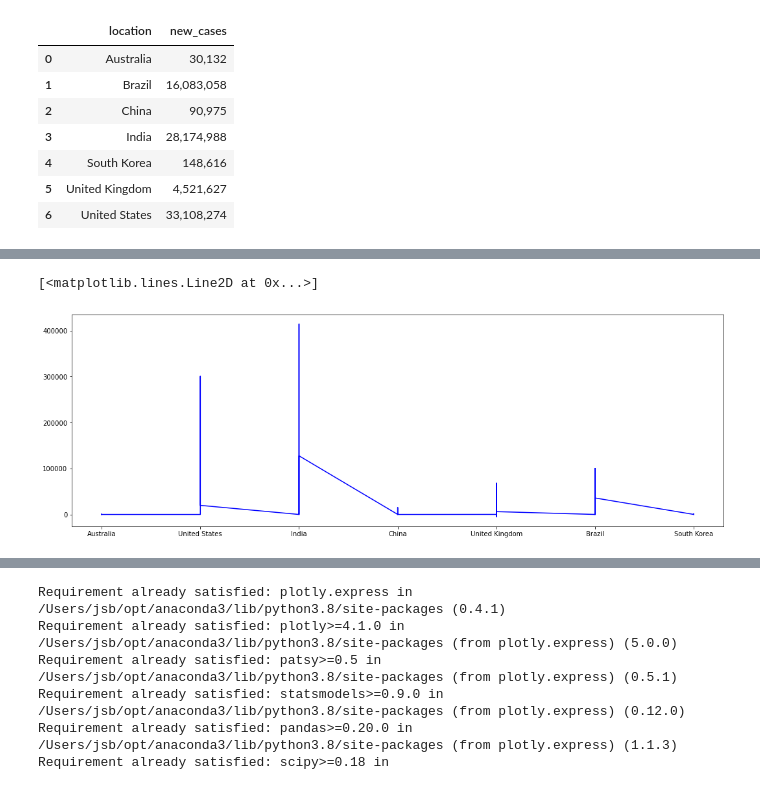
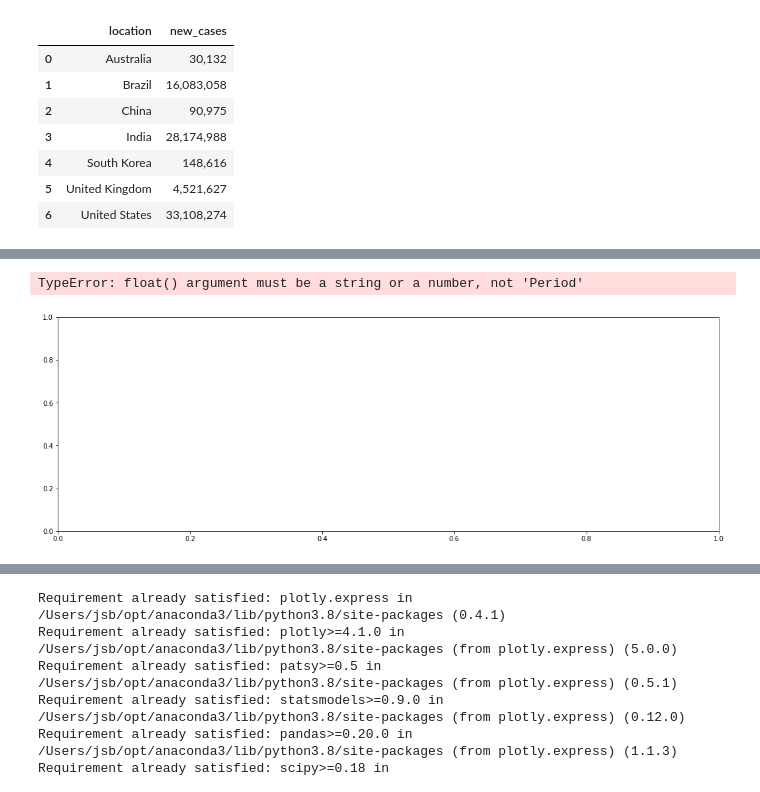
Before and after one commit to nithiyasuresh/Project-1-Covid-PolicyChangesAnalysis, a Jupyter notebook: project1.ipynb, the cells around one changed output, grey strips where cells are left out. Drawn from its saved outputs; the diff is of its cells as text; code cells hidden in the pictures.

```diff
--- a/project1.ipynb
+++ b/project1.ipynb
@@ -205,0 +197,3 @@ df
+# %%
+df1 = clean_df.groupby(["date","location"],as_index=False)["income_support"].median()
+df1
@@ -281,9 +285,9 @@ Name: new_cases, Length: 113, dtype: float64
 # %%
 # pd.plotting.deregister_matplotlib_converters()
 plt.figure(figsize=(18,6))
-plt.plot(clean_df.loc[:,"location"],clean_df.loc[:,"new_cases"],color="blue",label="new cases")
+plt.scatter(df1.loc[:,"date"],df1.loc[:,"income_support"],color="blue",label="new cases")
 # plt.plot(clean_df.loc[:,"date"],clean_df.loc[:,"date"],color="red",label="new cases")
 # %% [output]
-[<matplotlib.lines.Line2D at 0x...>]
+TypeError: float() argument must be a string or a number, not 'Period'
-[figure, old version]
+[figure, new version]
 # %%
```
Also changed, not shown: parts of 40 cells of this notebook.
